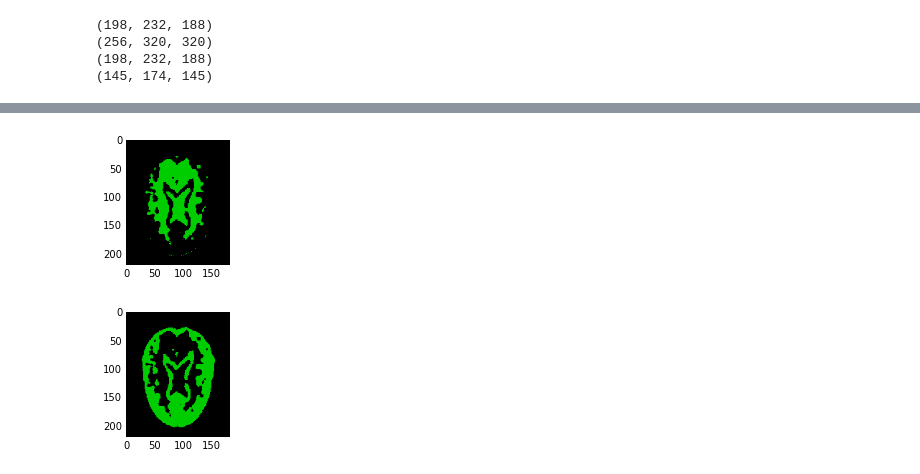
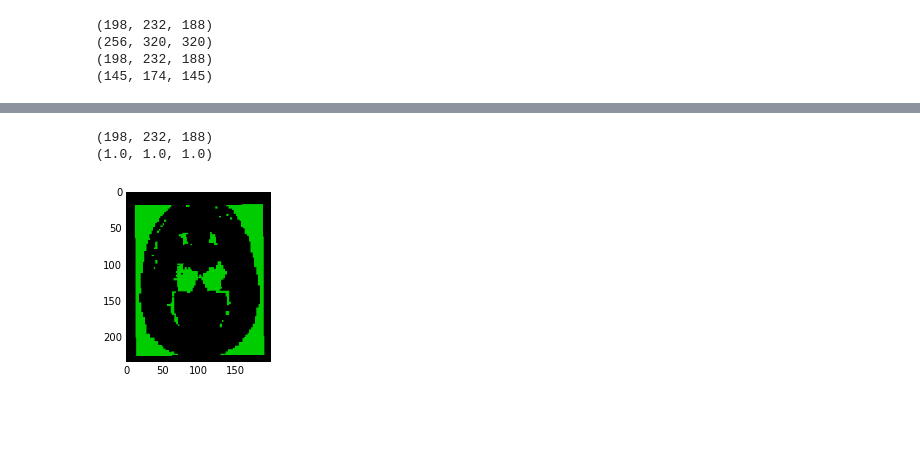
Before and after one commit to aghayoor/SimpleITK-Notebook-Answers, a Jupyter notebook: Test_PurePlugsMask_for_HCP.ipynb, the cells around one changed output, grey strips where cells are left out. Saved outputs shown, nothing was run; the diff lists cells and outputs as text; code cells hidden in the pictures; blank space fills up the shorter version.

```diff
--- a/Test_PurePlugsMask_for_HCP.ipynb
+++ b/Test_PurePlugsMask_for_HCP.ipynb
@@ -160,13 +159,20 @@ print(ppmask.GetSpacing())
 # %%
-ppmask = ppmask * sitk.Cast(dwiBrainMask,sitk.sitkUInt8)
-sitk.WriteImage(ppmask,os.path.join(output_dir,'BrainPurePlugsMask.nrrd'))
-myshow(sitk.LabelToRGB(ppmask))
+# ppmask = ppmask * sitk.Cast(dwiBrainMask,sitk.sitkUInt8)
+# sitk.WriteImage(ppmask,os.path.join(output_dir,'BrainPurePlugsMask.nrrd'))
+# myshow(sitk.LabelToRGB(ppmask))
-# %% [output]
-[figure, removed]
 # %%
-notppmask = 1-ppmask
-notppmask = notppmask * sitk.Cast(dwiBrainMask,sitk.sitkUInt8)
-myshow(sitk.LabelToRGB(notppmask))
+# notppmask = 1-ppmask
+# notppmask = notppmask * sitk.Cast(dwiBrainMask,sitk.sitkUInt8)
+# myshow(sitk.LabelToRGB(notppmask))
-# %% [output]
-[figure, removed]
+# %%
+ppmask = ResampleMask(ppmask, lobeLabels)
+myshow(sitk.LabelToRGB(ppmask))
+print(ppmask.GetSize())
+print(ppmask.GetSpacing())
+
+sitk.WriteImage(ppmask,os.path.join(output_dir,'ResampledPurePlugsMask.nrrd'))
+# %% [output]
+(198, 232, 188)
+(1.0, 1.0, 1.0)
+[figure, added]
 # %%
```
Also changed, not shown: parts of 14 cells of this notebook, 22 other files.
